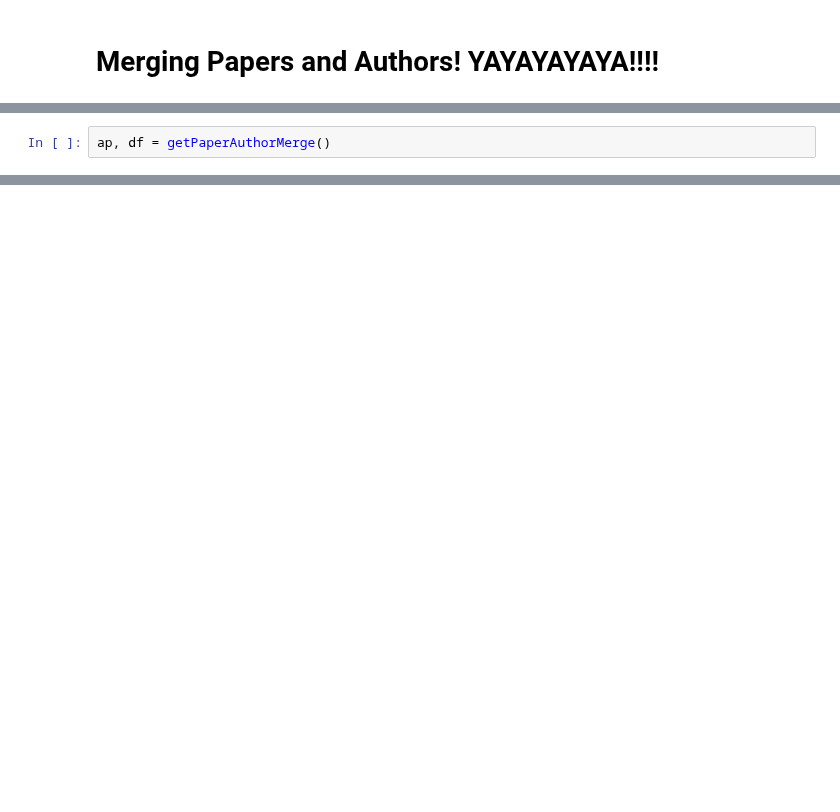
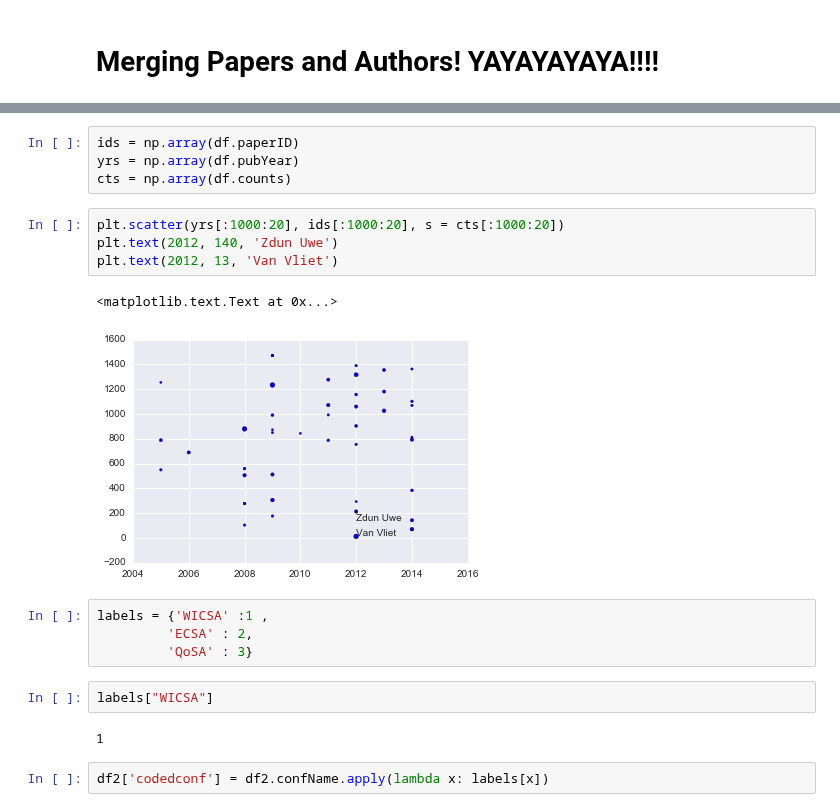
Before and after one commit to noveroa/DataBases, a Jupyter notebook: sqlStart/ExploringData_groupingandvisually.ipynb, the cells around one changed output, grey strips where cells are left out. Drawn from its saved outputs; the diff is of its cells as text; blank space fills up the shorter version.

```diff
--- a/sqlStart/ExploringData_groupingandvisually.ipynb
+++ b/sqlStart/ExploringData_groupingandvisually.ipynb
@@ -387,2 +415,0 @@ def getPaperAuthorMerge():
-# %%
-ap, df = getPaperAuthorMerge()
@@ -440,0 +564,21 @@ d = {}
+# %%
+ids = np.array(df.paperID)
+yrs = np.array(df.pubYear)
+cts = np.array(df.counts)
+# %%
+plt.scatter(yrs[:1000:20], ids[:1000:20], s = cts[:1000:20])
+plt.text(2012, 140, 'Zdun Uwe')
+plt.text(2012, 13, 'Van Vliet')
+# %% [output]
+<matplotlib.text.Text at 0x...>
+[figure, added]
+# %%
+labels = {'WICSA' :1 ,
+         'ECSA' : 2,
+         'QoSA' : 3}
+# %%
+labels["WICSA"]
+# %% [output]
+1
+# %%
+df2['codedconf'] = df2.confName.apply(lambda x: labels[x])
```
Also changed, not shown: parts of 39 cells of this notebook, 5 other files.
